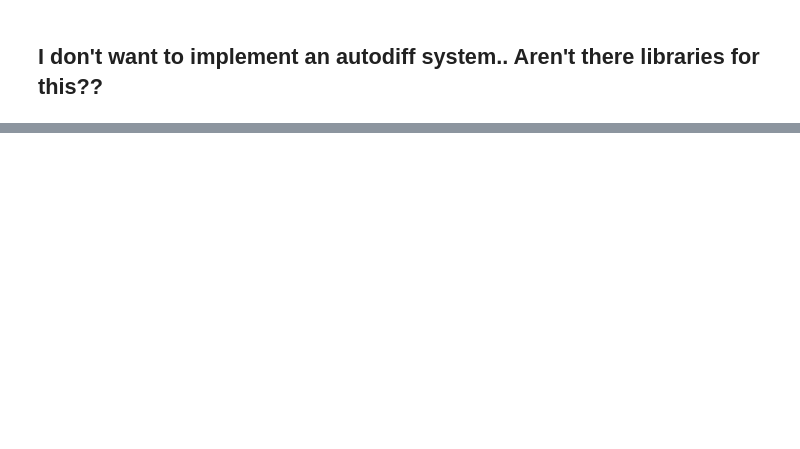
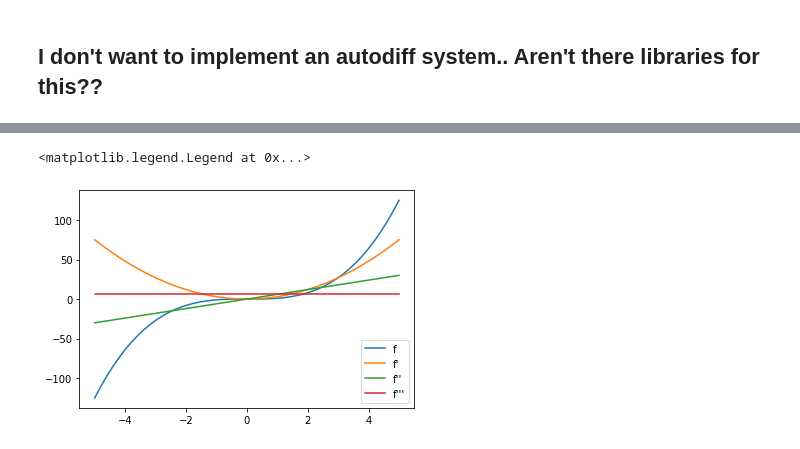
Before and after one commit to lukasheinrich/pyhep2020-autodiff-tutorial, a Jupyter notebook: Tutorial.ipynb, the cells around one changed output, grey strips where cells are left out. Cells and saved outputs as stored; diff of their text form; code cells hidden in the pictures; blank space fills up the shorter version.

```diff
--- a/Tutorial.ipynb
+++ b/Tutorial.ipynb
@@ -762,0 +858,12 @@ Yes there are! And a lot of them in many languages. On the othe rhand, try findi
+# %%
+g1i = jax.vmap(jax.grad(f))(xi)
+g2i = jax.vmap(jax.grad(jax.grad(f)))(xi)
+g3i = jax.vmap(jax.grad(jax.grad(jax.grad(f))))(xi)
+plt.plot(xi,yi,  label = "f")
+plt.plot(xi,g1i, label = "f'")
+plt.plot(xi,g2i, label = "f''")
+plt.plot(xi,g3i, label = "f'''")
+plt.legend()
+# %% [output]
+<matplotlib.legend.Legend at 0x...>
+[figure, added]
```
Also changed, not shown: parts of 12 cells of this notebook.
